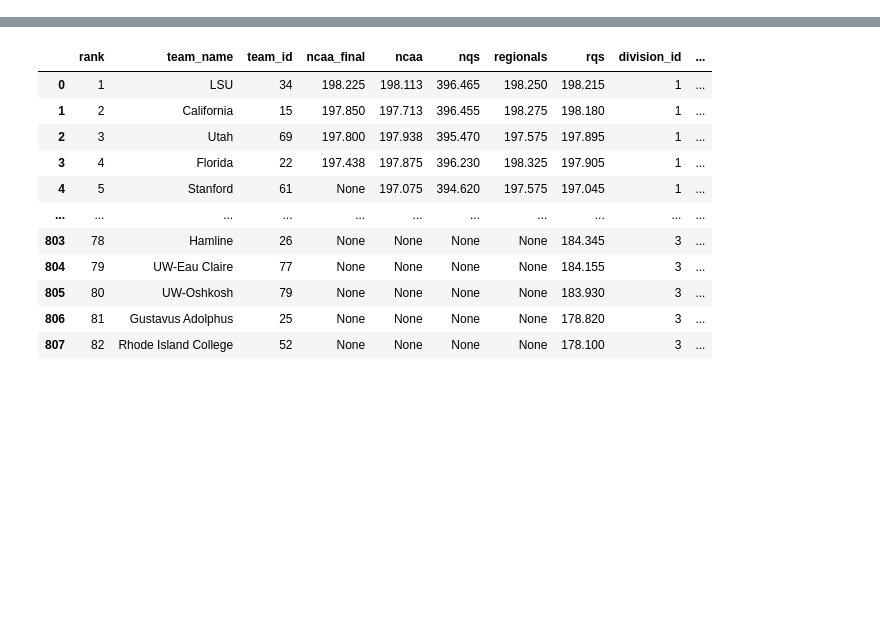
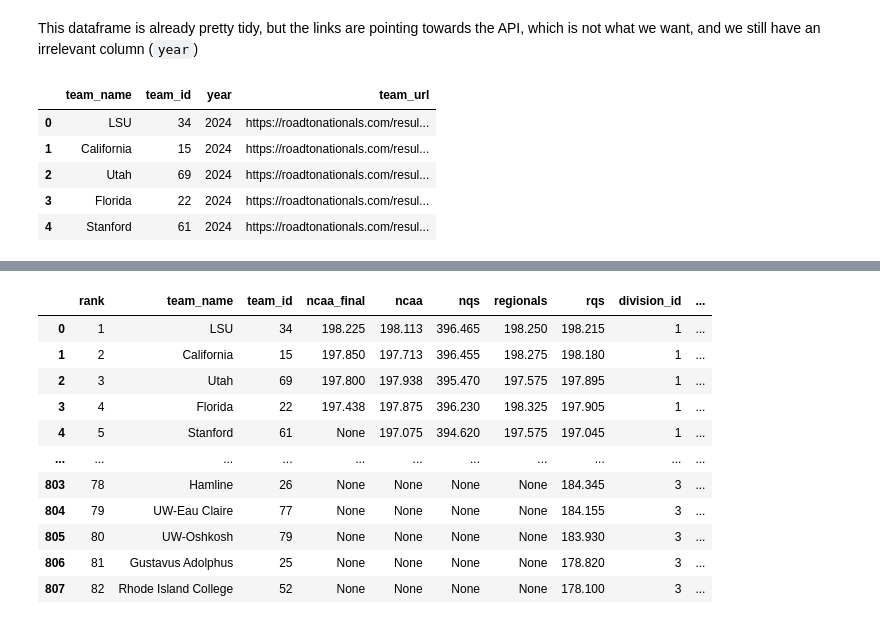
Before and after one commit to LSE-ME204/me204-2024-project-jesatuts2, a Jupyter notebook: Notebooks/NB02-Build-Database.ipynb, the cells around one changed output, grey strips where cells are left out. Cells and saved outputs as stored; diff of their text form; code cells hidden in the pictures; blank space fills up the shorter version.

```diff
--- a/Notebooks/NB02-Build-Database.ipynb
+++ b/Notebooks/NB02-Build-Database.ipynb
@@ -15,3 +35,8 @@ from scrapy import Selector
 
 from tqdm.notebook import tqdm
 from pprint import pprint as print
+# %%
+teams_df = pd.read_pickle('../Data/Raw/dirty_dfs/teams_df.pkl')
+meets_df = pd.read_pickle('../Data/Raw/dirty_dfs/meets_df.pkl')
+gymnasts_data_df = pd.read_pickle('../Data/Raw/dirty_dfs/gymnasts_data_df.pkl')
+team_results_data_df = pd.read_pickle('../Data/Raw/dirty_dfs/team_results_data_df.pkl')
@@ -17,0 +67,15 @@ from pprint import pprint as print
+# %% [markdown]
+This dataframe is already pretty tidy, but the links are pointing towards the API, which is not what we want, and we still have an irrelevant column (`year`)
+# %%
+base_team_url = 'https://roadtonationals.com/results/teams/dashboard'
+teams_df['team_url'] = teams_df.apply(lambda x: f'{str(base_team_url)}/{str(x["year"])}/{str(x["team_id"])}', axis=1)
+# %%
+# Preview the df
+teams_df.head()
+# %% [output]
+|  | team_name | team_id | year | team_url |
+| 0 | LSU | 34 | 2024 | https://roadtonationals.com/resul... |
+| 1 | California | 15 | 2024 | https://roadtonationals.com/resul... |
+| 2 | Utah | 69 | 2024 | https://roadtonationals.com/resul... |
+| 3 | Florida | 22 | 2024 | https://roadtonationals.com/resul... |
+| 4 | Stanford | 61 | 2024 | https://roadtonationals.com/resul... |
```
Also changed, not shown: parts of 7 cells of this notebook, 1 other file.
